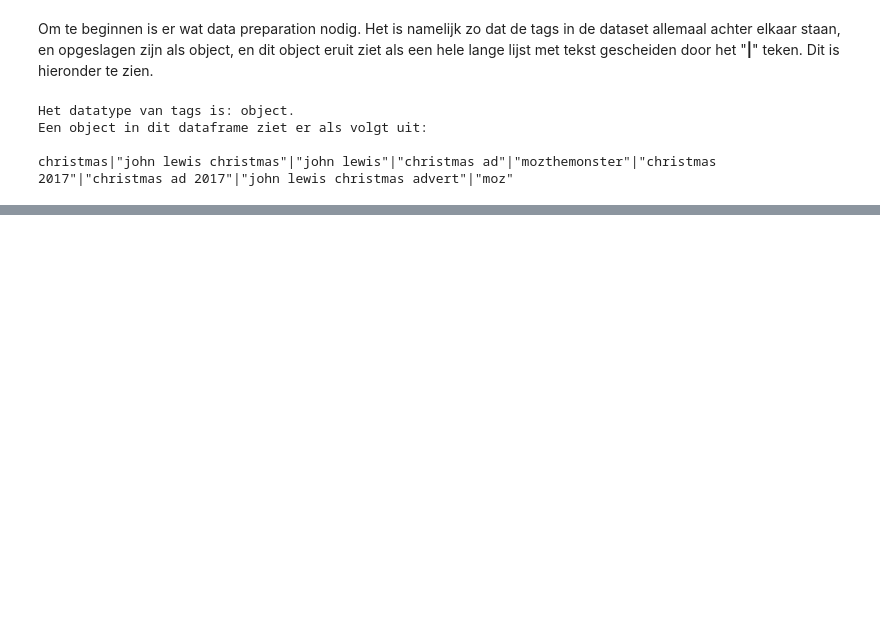
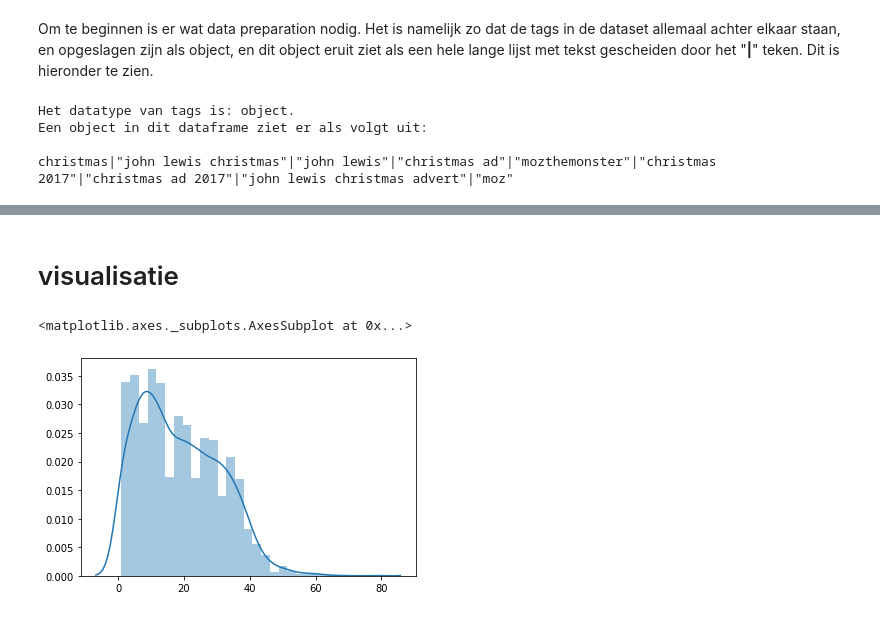
Before and after one commit to WoltervanDonk/Challenge2, a Jupyter notebook: src/YoutubeTrendingNotebook.ipynb, the cells around one changed output, grey strips where cells are left out. Drawn from its saved outputs; the diff is of its cells as text; code cells hidden in the pictures; blank space fills up the shorter version.

```diff
--- a/src/YoutubeTrendingNotebook.ipynb
+++ b/src/YoutubeTrendingNotebook.ipynb
@@ -59,5 +47,0 @@ Het werken met deze data is lastig, om deze reden zal er wat data preparatie moe
-# %%
-if (not isinstance(dataframeGB["tags"], list)):
-    dataframeGB["tags"] = [str(x.split("|")) for x in dataframeGB["tags"]]
-print(type(dataframeGB["tags"]))
-dataframeGB
@@ -78,0 +59,5 @@ dataframeGB
+# %%
+dataframeGB = dataframeGB.drop_duplicates(subset = 'video_id', keep= 'first') #drops records with duplicates in the video_id column
+dataframeGB["tags"] = dataframeGB["tags"].replace("[none]", "")
+df = pd.DataFrame({"title" : dataframeGB["title"], "tags" : dataframeGB["tags"].str.split("|")})
+df
@@ -78,0 +84,7 @@ dataframeGB
+# %%
+tagCount = [len(x) for x in df.tags] #list comprehension to create a list with tags per video
+dataFrameTagCount = pd.DataFrame({"title" : dataframeGB["title"],"views" : dataframeGB["views"] ,"tags" : dataframeGB["tags"].str.split("|"), "tagCount" : tagCount})
+
+mostTags = dataFrameTagCount.sort_values(by=["tagCount", "title"], ascending = False) #video with most tags
+print("Uit de onderstaande dataframe is te halen dat een video in trending gemiddeld afgerond {0} tags heeft.\n De video {1} heeft de meeste tags, namelijk {2}".format(round(dataFrameTagCount.tagCount.mean()), mostTags.title.head(1).to_string(index = False), mostTags.tagCount.head(1).to_string(index=False)))
+dataFrameTagCount
@@ -78,0 +107,7 @@ dataframeGB
+# %% [markdown]
+# visualisatie
+# %%
+sn.distplot(tagCount)
+# %% [output]
+<matplotlib.axes._subplots.AxesSubplot at 0x...>
+[figure, added]
```
Also changed, not shown: parts of 11 cells of this notebook.
